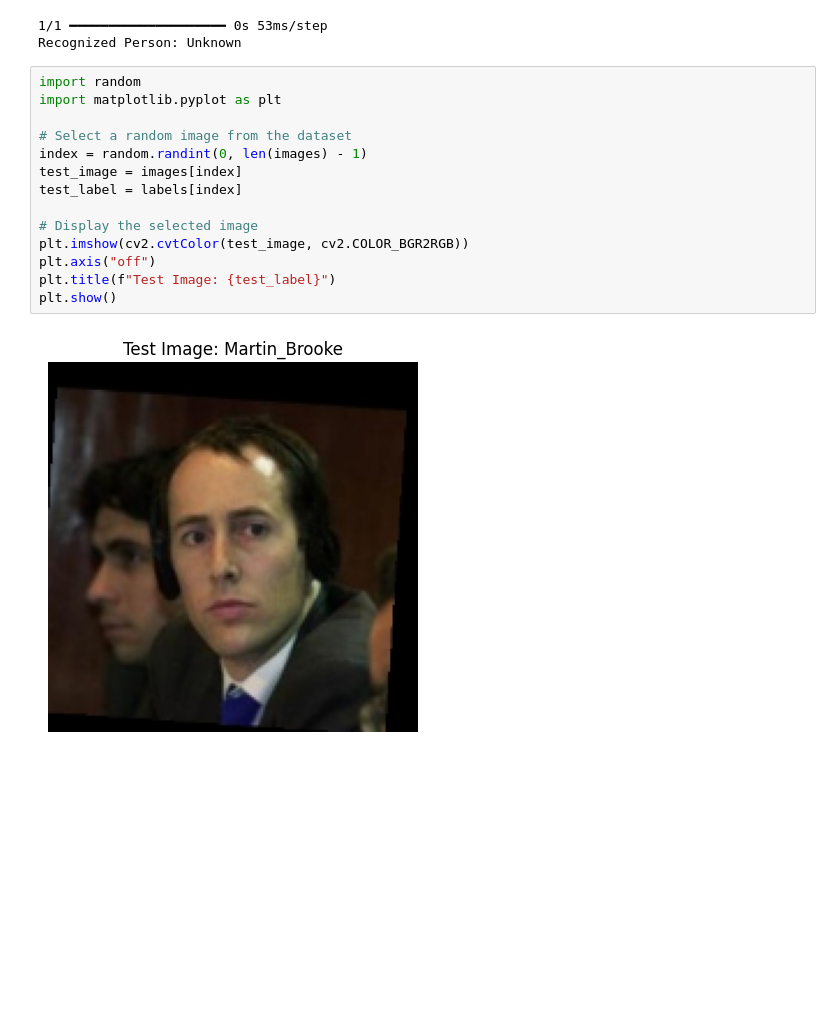
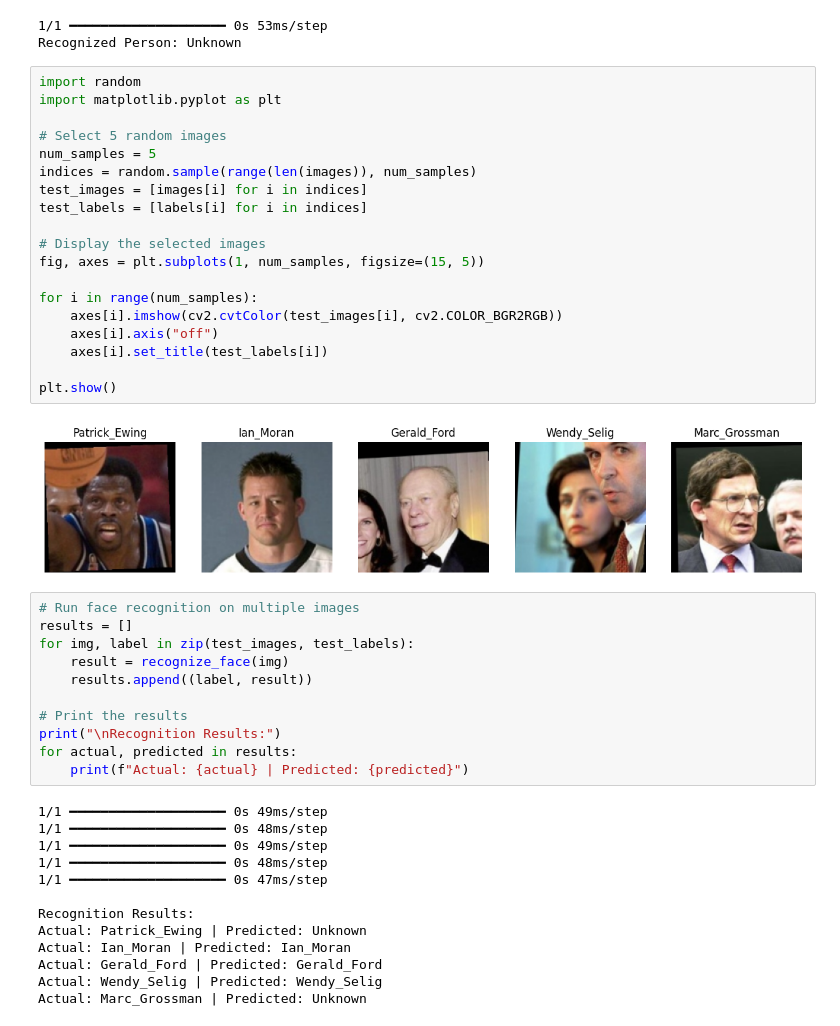
Before and after one commit to Anilthebeginner/Face-Recognition, a Jupyter notebook: 211230014_AnilKumarBetha.ipynb, the cells around one changed output. Cells and saved outputs as stored; diff of their text form; blank space fills up the shorter version.

```diff
--- a/211230014_AnilKumarBetha.ipynb
+++ b/211230014_AnilKumarBetha.ipynb
@@ -199,19 +201,48 @@ print("Recognized Person:", result)
 # %% [output]
 1/1 ━━━━━━━━━━━━━━━━━━━━ 0s 53ms/step
 Recognized Person: Unknown
-# %%
-import random
-import matplotlib.pyplot as plt
-
-# Select a random image from the dataset
-index = random.randint(0, len(images) - 1)
-test_image = images[index]
-test_label = labels[index]
-
-# Display the selected image
-plt.imshow(cv2.cvtColor(test_image, cv2.COLOR_BGR2RGB))
-plt.axis("off")
-plt.title(f"Test Image: {test_label}")
-plt.show()
-# %% [output]
-[figure, removed]
+# %%
+import random
+import matplotlib.pyplot as plt
+
+# Select 5 random images
+num_samples = 5
+indices = random.sample(range(len(images)), num_samples)
+test_images = [images[i] for i in indices]
+test_labels = [labels[i] for i in indices]
+
+# Display the selected images
+fig, axes = plt.subplots(1, num_samples, figsize=(15, 5))
+
+for i in range(num_samples):
+    axes[i].imshow(cv2.cvtColor(test_images[i], cv2.COLOR_BGR2RGB))
+    axes[i].axis("off")
+    axes[i].set_title(test_labels[i])
+
+plt.show()
+# %% [output]
+[figure, added]
+# %%
+# Run face recognition on multiple images
+results = []
+for img, label in zip(test_images, test_labels):
+    result = recognize_face(img)
+    results.append((label, result))
+
+# Print the results
+print("\nRecognition Results:")
+for actual, predicted in results:
+    print(f"Actual: {actual} | Predicted: {predicted}")
+# %% [output]
+1/1 ━━━━━━━━━━━━━━━━━━━━ 0s 49ms/step
+1/1 ━━━━━━━━━━━━━━━━━━━━ 0s 48ms/step
+1/1 ━━━━━━━━━━━━━━━━━━━━ 0s 49ms/step
+1/1 ━━━━━━━━━━━━━━━━━━━━ 0s 48ms/step
+1/1 ━━━━━━━━━━━━━━━━━━━━ 0s 47ms/step
+
+Recognition Results:
+Actual: Patrick_Ewing | Predicted: Unknown
+Actual: Ian_Moran | Predicted: Ian_Moran
+Actual: Gerald_Ford | Predicted: Gerald_Ford
+Actual: Wendy_Selig | Predicted: Wendy_Selig
+Actual: Marc_Grossman | Predicted: Unknown
```
Also changed, not shown: parts of 1 cell of this notebook.
